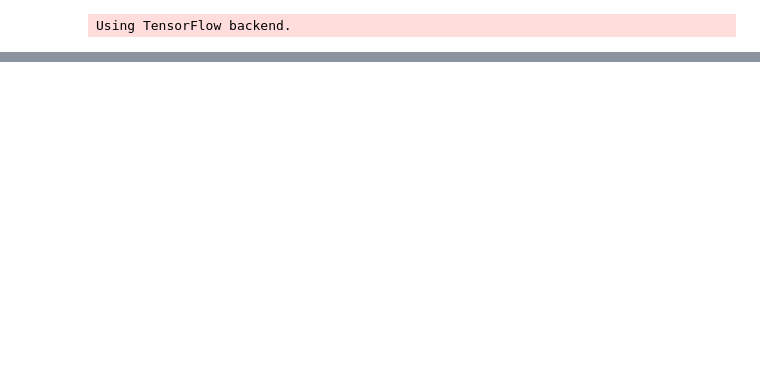
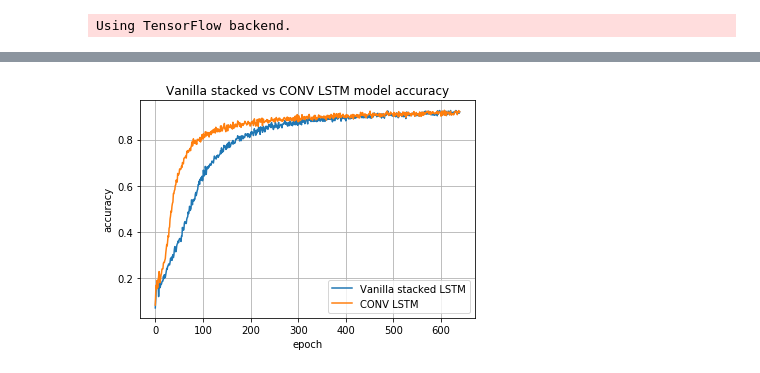
Before and after one commit to bzhang610/GoogleDoodle, a Jupyter notebook: main_LSTM.ipynb, the cells around one changed output, grey strips where cells are left out. Drawn from its saved outputs; the diff is of its cells as text; code cells hidden in the pictures; blank space fills up the shorter version.

```diff
--- a/main_LSTM.ipynb
+++ b/main_LSTM.ipynb
@@ -120,0 +101,20 @@ loaded_model.evaluate(x_test,y_test,verbose = 0)
+# %%
+loaded_history = pd.read_json('16vanilla_history.json')
+loaded_history2 = pd.read_json('16dp1_history.json')
+#loaded_history3 = pd.read_json('8vanilla_history.json')
+plt.plot(loaded_history['acc'])
+plt.plot(loaded_history2['acc'])
+#plt.plot(loaded_history3['acc'])
+#plt.axhline(y=0.94, color='b', linestyle='--')
+plot_name = 'Vanilla stacked vs CONV LSTM'
+plt.title(plot_name + ' model accuracy')
+plt.ylabel('accuracy')
+plt.xlabel('epoch')
+plt.grid()
+#plt.legend(['32 classes (0.918 test accuracy)','16 classes (0.919 test accuracy)','8 classes (0.939 test acc)'])
+plt.legend(['Vanilla stacked LSTM','CONV LSTM'])
+plt.savefig('16_vs_acc')
+plt.show()
+#print(max(loaded_history['acc']))
+# %% [output]
+[figure, added]
```
Also changed, not shown: parts of 22 cells of this notebook.
